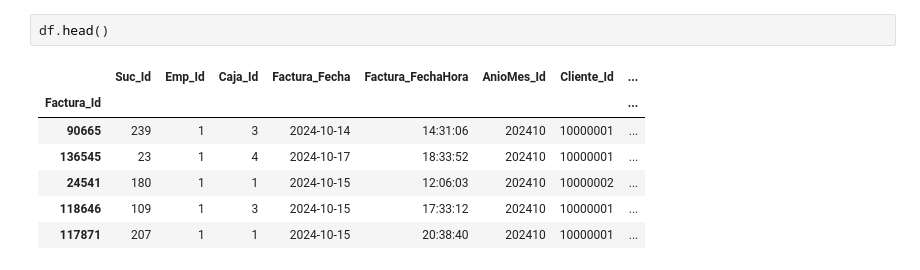
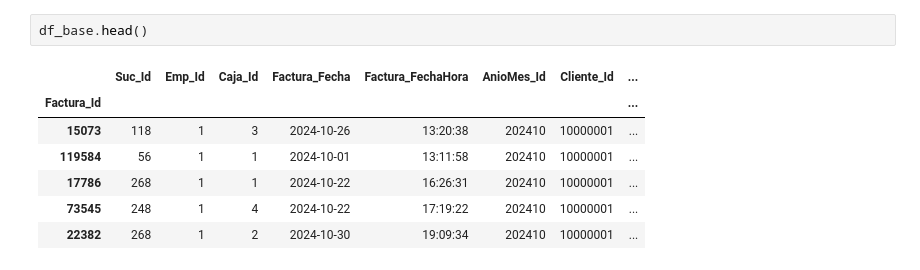
Before and after one commit to agchavez/ia-farinter, a Jupyter notebook: transacciones_por_tipo.ipynb, the cells around one changed output. Cells and saved outputs as stored; diff of their text form.

```diff
--- a/transacciones_por_tipo.ipynb
+++ b/transacciones_por_tipo.ipynb
@@ -67,10 +49,10 @@ with engine.connect() as conn:
 # %%
-df.head()
+df_base.head()
 # %% [output]
 |  | Suc_Id | Emp_Id | Caja_Id | Factura_Fecha | Factura_FechaHora | AnioMes_Id | Cliente_Id | ... |
 | Factura_Id |  |  |  |  |  |  |  | ... |
-| 90665 | 239 | 1 | 3 | 2024-10-14 | 14:31:06 | 202410 | 10000001 | ... |
-| 136545 | 23 | 1 | 4 | 2024-10-17 | 18:33:52 | 202410 | 10000001 | ... |
-| 24541 | 180 | 1 | 1 | 2024-10-15 | 12:06:03 | 202410 | 10000002 | ... |
-| 118646 | 109 | 1 | 3 | 2024-10-15 | 17:33:12 | 202410 | 10000001 | ... |
-| 117871 | 207 | 1 | 1 | 2024-10-15 | 20:38:40 | 202410 | 10000001 | ... |
+| 15073 | 118 | 1 | 3 | 2024-10-26 | 13:20:38 | 202410 | 10000001 | ... |
+| 119584 | 56 | 1 | 1 | 2024-10-01 | 13:11:58 | 202410 | 10000001 | ... |
+| 17786 | 268 | 1 | 1 | 2024-10-22 | 16:26:31 | 202410 | 10000001 | ... |
+| 73545 | 248 | 1 | 4 | 2024-10-22 | 17:19:22 | 202410 | 10000001 | ... |
+| 22382 | 268 | 1 | 2 | 2024-10-30 | 19:09:34 | 202410 | 10000001 | ... |
```
Also changed, not shown: parts of 21 cells of this notebook, 7 other files.
